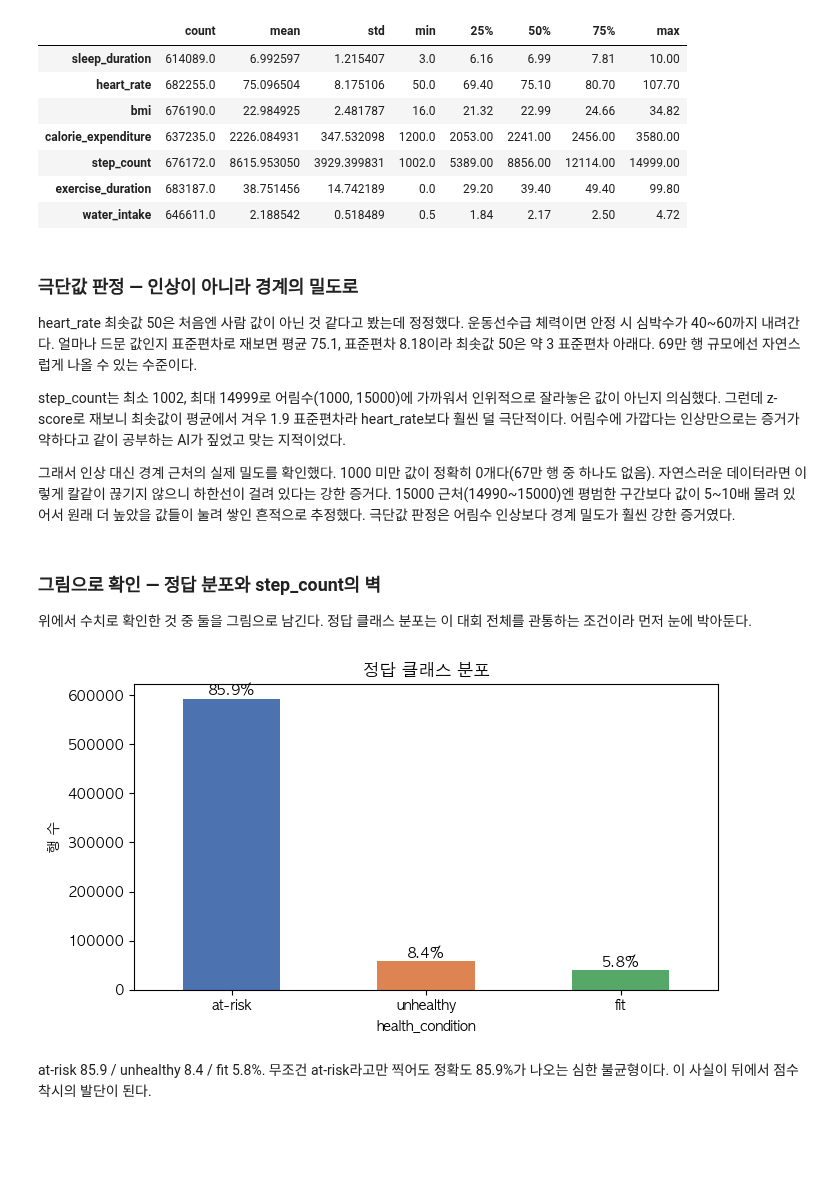
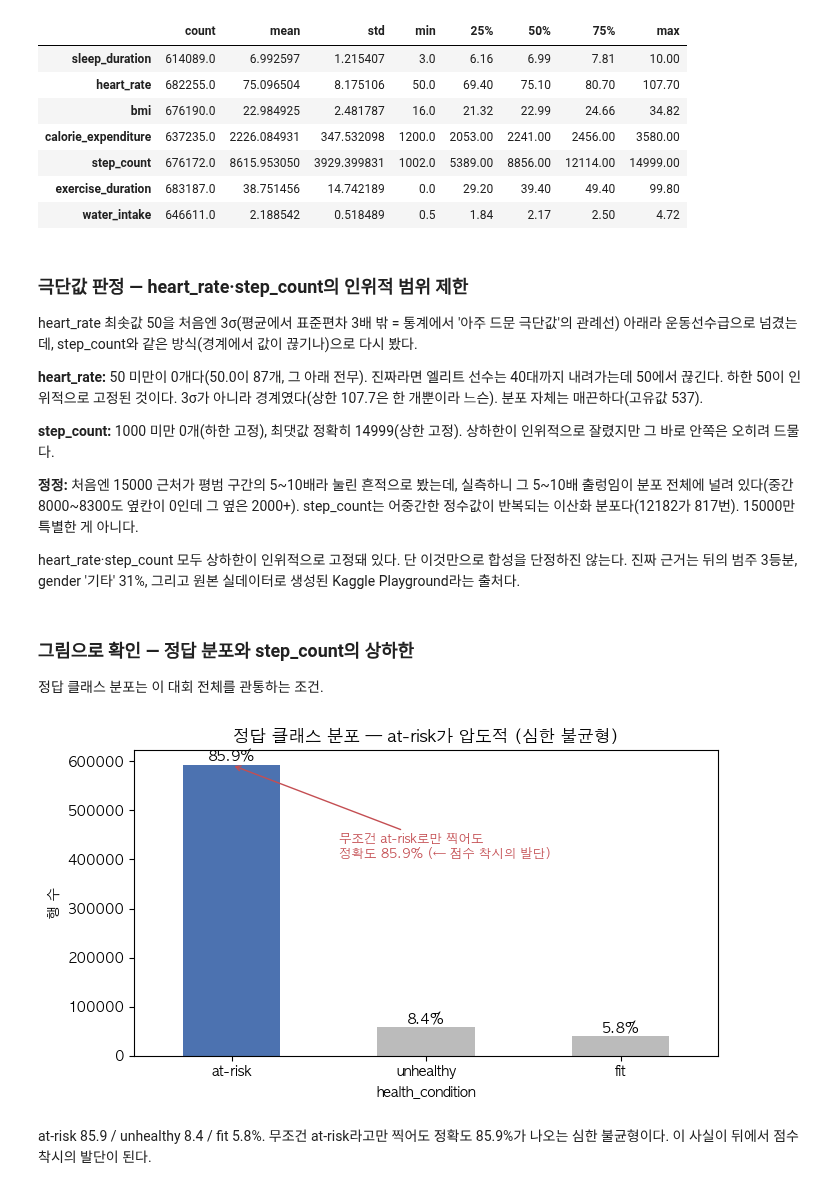
Before and after one commit to qoal1201/synthetic-society-research, a Jupyter notebook: foundations/student-health-risk.ipynb, the cells around one changed output. Cells and saved outputs as stored; diff of their text form; code cells hidden in the pictures; blank space fills up the shorter version.

```diff
--- a/foundations/student-health-risk.ipynb
+++ b/foundations/student-health-risk.ipynb
@@ -96,0 +135,28 @@ Name: count, dtype: int64
+# %%
+# 3등분 지문을 그림으로 — 범주형 6개의 값 분포 (결측 제외, 100% 정규화)
+import matplotlib.pyplot as plt
+plt.rcParams["font.family"] = "AppleGothic"   # 한글 깨짐 방지
+plt.rcParams["axes.unicode_minus"] = False
+
+slot_colors = ["#4C72B0", "#55A868", "#DD8452"]   # 가장 흔한 값 / 2번째 / 3번째
+cols_plot = categorical_cols[::-1]                # 위->아래 보기 좋게 뒤집기
+
+fig, ax = plt.subplots(figsize=(10, 5))
+for y, col in enumerate(cols_plot):
+    vc = train[col].value_counts().sort_values(ascending=False)   # 결측 제외, 빈도 내림차순
+    left = 0
+    for j, (name, ct) in enumerate(vc.items()):
+        pct = ct / vc.sum() * 100
+        ax.barh(y, pct, left=left, color=slot_colors[j], edgecolor="white")
+        if pct > 7:
+            ax.text(left + pct / 2, y, f"{name}\n{pct:.0f}%", ha="center", va="center",
+                    color="white", fontsize=8)
+        left += pct
+    ax.text(101, y, f"결측 {train[col].isna().mean() * 100:.0f}%", va="center", fontsize=8, color="#555")
+
+ax.axvline(33.33, color="black", ls="--", lw=1)   # '완벽한 3등분' 기준선
+ax.axvline(66.67, color="black", ls="--", lw=1)
+ax.set_yticks(range(len(cols_plot))); ax.set_yticklabels(cols_plot)
+ax.set_xlim(0, 116); ax.set_xlabel("비율 % (결측 제외, 100% 정규화)")
+ax.set_title("범주형 6개의 값 분포 — 점선(33/66%)이 '완벽한 3등분' 기준선")
+plt.tight_layout(); plt.show()
@@ -109,33 +179,45 @@ train[numeric_cols].describe().T
 | exercise_duration | 683187.0 | 38.751456 | 14.742189 | 0.0 | 29.20 | 39.40 | 49.40 | 99.80 |
 | water_intake | 646611.0 | 2.188542 | 0.518489 | 0.5 | 1.84 | 2.17 | 2.50 | 4.72 |
 # %% [markdown]
-### 극단값 판정 — 인상이 아니라 경계의 밀도로
+### 극단값 판정 — heart_rate·step_count의 인위적 범위 제한
 
-heart_rate 최솟값 50은 처음엔 사람 값이 아닌 것 같다고 봤는데 정정했다. 운동선수급 체력이면 안정 시 심박수가 40~60까지 내려간다. 얼마나 드문 값인지 표준편차로 재보면 평균 75.1, 표준편차 8.18이라 최솟값 50은 약 3 표준편차 아래다. 69만 행 규모에선 자연스럽게 나올 수 있는 수준이다.
+heart_rate 최솟값 50을 처음엔 3σ(평균에서 표준편차 3배 밖 = 통계에서 '아주 드문 극단값'의 관례선) 아래라 운동선수급으로 넘겼는데, step_count와 같은 방식(경계에서 값이 끊기나)으로 다시 봤다.
 
-step_count는 최소 1002, 최대 14999로 어림수(1000, 15000)에 가까워서 인위적으로 잘라놓은 값이 아닌지 의심했다. 그런데 z-score로 재보니 최솟값이 평균에서 겨우 1.9 표준편차라 heart_rate보다 훨씬 덜 극단적이다. 어림수에 가깝다는 인상만으로는 증거가 약하다고 같이 공부하는 AI가 짚었고 맞는 지적이었다.
+**heart_rate:** 50 미만이 0개다(50.0이 87개, 그 아래 전무). 진짜라면 엘리트 선수는 40대까지 내려가는데 50에서 끊긴다. 하한 50이 인위적으로 고정된 것이다. 3σ가 아니라 경계였다(상한 107.7은 한 개뿐이라 느슨). 분포 자체는 매끈하다(고유값 537).
 
-그래서 인상 대신 경계 근처의 실제 밀도를 확인했다. 1000 미만 값이 정확히 0개다(67만 행 중 하나도 없음). 자연스러운 데이터라면 이렇게 칼같이 끊기지 않으니 하한선이 걸려 있다는 강한 증거다. 15000 근처(14990~15000)엔 평범한 구간보다 값이 5~10배 몰려 있어서 원래 더 높았을 값들이 눌려 쌓인 흔적으로 추정했다. 극단값 판정은 어림수 인상보다 경계 밀도가 훨씬 강한 증거였다.
+**step_count:** 1000 미만 0개(하한 고정), 최댓값 정확히 14999(상한 고정). 상하한이 인위적으로 잘렸지만 그 바로 안쪽은 오히려 드물다.
+
+**정정:** 처음엔 15000 근처가 평범 구간의 5~10배라 눌린 흔적으로 봤는데, 실측하니 그 5~10배 출렁임이 분포 전체에 널려 있다(중간 8000~8300도 옆칸이 0인데 그 옆은 2000+). step_count는 어중간한 정수값이 반복되는 이산화 분포다(12182가 817번). 15000만 특별한 게 아니다.
+
+heart_rate·step_count 모두 상하한이 인위적으로 고정돼 있다. 단 이것만으로 합성을 단정하진 않는다. 진짜 근거는 뒤의 범주 3등분, gender '기타' 31%, 그리고 원본 실데이터로 생성된 Kaggle Playground라는 출처다.
 # %% [markdown]
-### 그림으로 확인 — 정답 분포와 step_count의 벽
+### 그림으로 확인 — 정답 분포와 step_count의 상하한
 
-위에서 수치로 확인한 것 중 둘을 그림으로 남긴다. 정답 클래스 분포는 이 대회 전체를 관통하는 조건이라 먼저 눈에 박아둔다.
+정답 클래스 분포는 이 대회 전체를 관통하는 조건.
 # %%
 import matplotlib.pyplot as plt
 
 plt.rcParams["font.family"] = "AppleGothic"   # 한글 깨짐 방지
 plt.rcParams["axes.unicode_minus"] = False
 
 counts = train["health_condition"].value_counts()
-ax = counts.plot(kind="bar", color=["#4C72B0", "#DD8452", "#55A868"], figsize=(7, 4), rot=0)
+# 색으로 뜻을 싣는다: 다수 클래스(at-risk)만 강조, 나머지 둘은 회색
+colors = ["#4C72B0" if c == "at-risk" else "#BBBBBB" for c in counts.index]
+ax = counts.plot(kind="bar", color=colors, figsize=(7, 4), rot=0)
 for i, v in enumerate(counts):
     ax.text(i, v, f"{v / len(train) * 100:.1f}%", ha="center", va="bottom")
-ax.set_title("정답 클래스 분포")
+
+# 이 그림의 핵심 판단을 화살표로 박아둔다 (뒤 서사의 발단)
+ax.annotate("무조건 at-risk로만 찍어도\n정확도 85.9% (← 점수 착시의 발단)",
+            xy=(0, counts.iloc[0]), xytext=(0.55, counts.iloc[0] * 0.72),
+            fontsize=9, color="#C44E52", va="center",
+            arrowprops=dict(arrowstyle="->", color="#C44E52"))
+ax.set_title("정답 클래스 분포 — at-risk가 압도적 (심한 불균형)")
 ax.set_ylabel("행 수")
 plt.tight_layout()
 plt.show()
 # %% [output]
-[figure, old version]
+[figure, new version]
 # %% [markdown]
 at-risk 85.9 / unhealthy 8.4 / fit 5.8%. 무조건 at-risk라고만 찍어도 정확도 85.9%가 나오는 심한 불균형이다. 이 사실이 뒤에서 점수 착시의 발단이 된다.
 # %%
```
Also changed, not shown: parts of 95 cells of this notebook, 1 other file.
